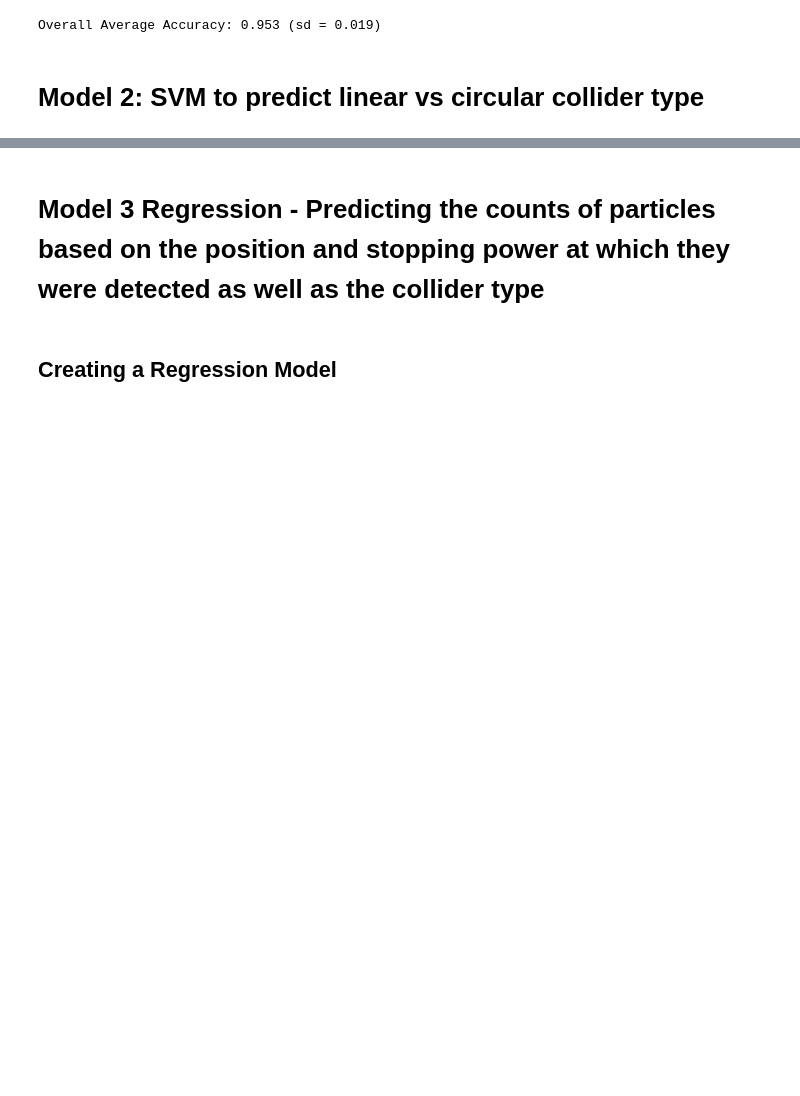
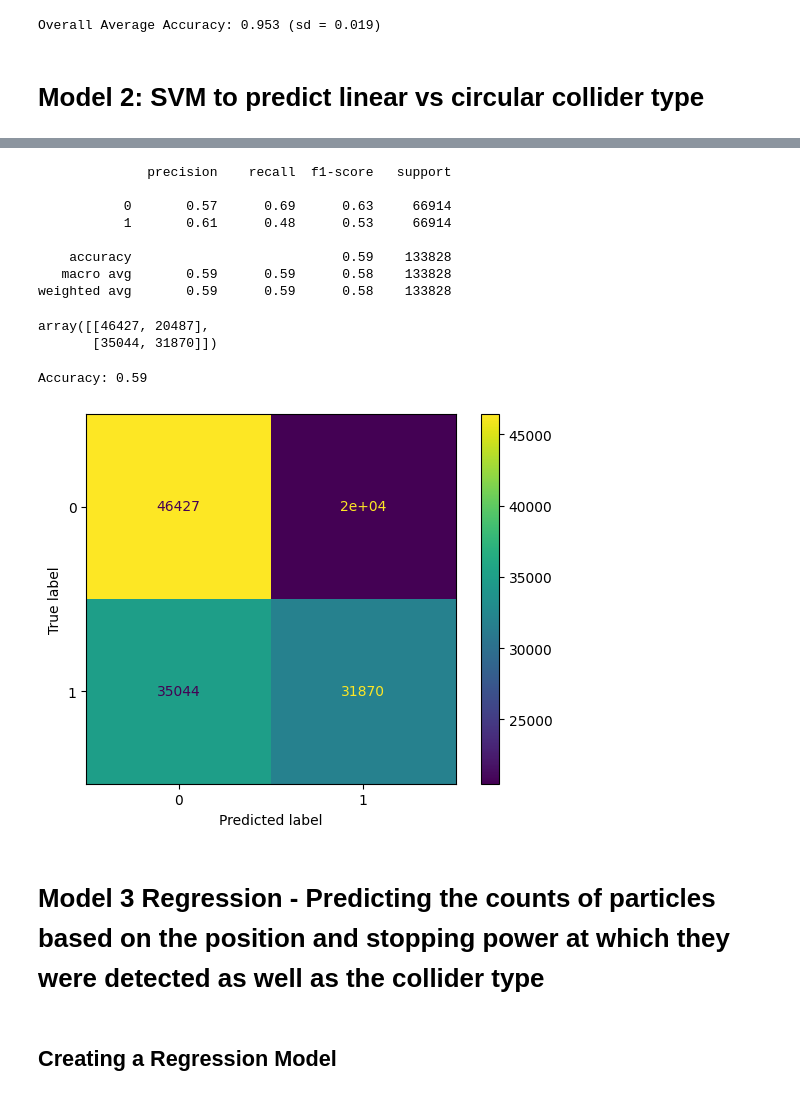
Before and after one commit to DaveStutler/G9, a Jupyter notebook: Part_2_models.ipynb, the cells around one changed output, grey strips where cells are left out. Saved outputs shown, nothing was run; the diff lists cells and outputs as text; code cells hidden in the pictures; blank space fills up the shorter version.

```diff
--- a/Part_2_models.ipynb
+++ b/Part_2_models.ipynb
@@ -420,0 +452,6 @@ y_test_svm = Test[['linear', 'circular']]
+# %%
+# 4 Features: kaon and Pion position and stopping power
+XTest = X_test_svm
+XTrain = X_train_svm
+yTest = y_test_svm
+yTrain = y_train_svm
@@ -421,3 +499,27 @@ y_test_svm = Test[['linear', 'circular']]
+# %%
+yHat_SVM_train = rbf.predict(XTrain)
+print(classification_report(yTrain_SVM_linear, yHat_SVM_train))
+myconfusionmatrixtrain = confusion_matrix(yTrain_SVM_linear, yHat_SVM_train, labels=rbf.classes_)
+display(myconfusionmatrixtrain)
+mycmdisptrain = ConfusionMatrixDisplay(confusion_matrix=myconfusionmatrixtrain, display_labels=rbf.classes_)
+mycmdisptrain.plot()
+
+accuracy = accuracy_score(yTrain_SVM_linear, yHat_SVM_train)
+
+print(f"Accuracy: {accuracy:.2f}")  # Print the accuracy with 2 decimal places
+# %% [output]
+              precision    recall  f1-score   support
+
+           0       0.57      0.69      0.63     66914
+           1       0.61      0.48      0.53     66914
+
+    accuracy                           0.59    133828
+   macro avg       0.59      0.59      0.58    133828
+weighted avg       0.59      0.59      0.58    133828
+array([[46427, 20487],
+       [35044, 31870]])
+Accuracy: 0.59
+[figure, added]
 # %% [markdown]
 # Model 3 Regression - Predicting the counts of particles based on the position and stopping power at which they were detected as well as the collider type
 # %% [markdown]
```
Also changed, not shown: parts of 19 cells of this notebook.
